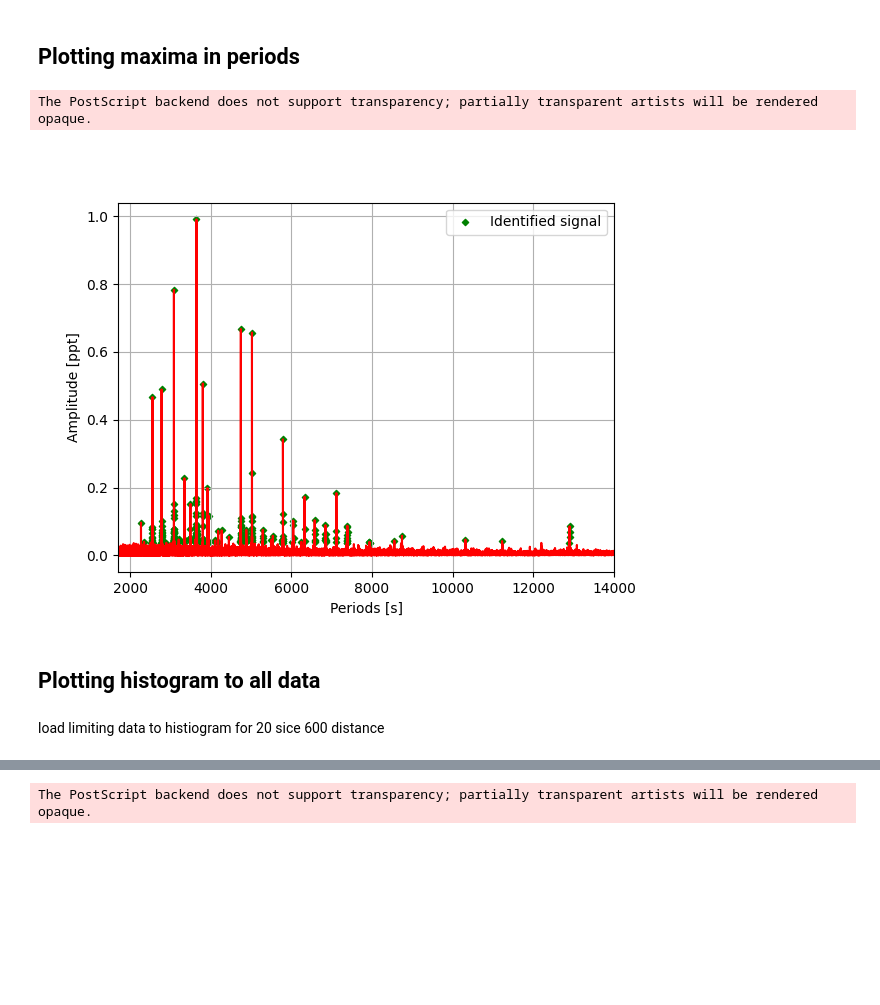
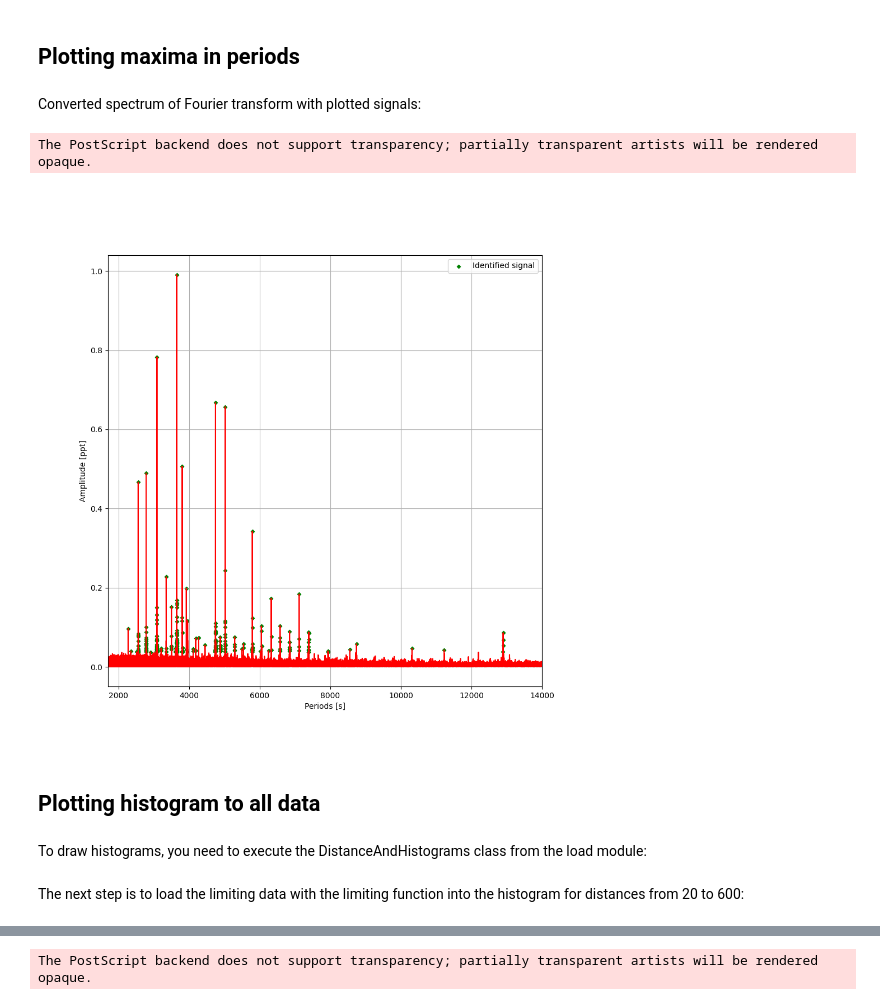
Before and after one commit to RadekKlucz/identification-of-sdBV-star-pulsed-modes, a Jupyter notebook: main/main.ipynb, the cells around one changed output, grey strips where cells are left out. Cells and saved outputs as stored; diff of their text form; code cells hidden in the pictures; blank space fills up the shorter version.

```diff
--- a/main/main.ipynb
+++ b/main/main.ipynb
@@ -61,24 +73,28 @@ axis_1.grid()
 [figure]
 # %% [markdown]
 ##  Plotting maxima in periods
+# %% [markdown]
+Converted spectrum of Fourier transform with plotted signals:
 # %%
-figure_2 = plt.figure()
+figure_2 = plt.figure(figsize=(10, 10))
 axis_2 = figure_2.subplots()
 axis_2.plot(Load.periods[-575000:], Load.ppt[-575000:], color='red')
 axis_2.scatter(Load.peaks_periods[2:], Load.height[2:], color ='green', s =10, marker ='D', label ='Identified signal')
 axis_2.set(xlabel='Periods [s]', ylabel='Amplitude [ppt]')
 axis_2.set_xlim(1700,14000)
 axis_2.legend()
 axis_2.grid()
-plt.savefig('identified_signal_in_period.eps', format='eps')
+plt.savefig('./output/identified_signal_in_period.eps', format='eps')
 # %% [output]
 The PostScript backend does not support transparency; partially transparent artists will be rendered opaque.
-[figure, old version]
+[figure, new version]
 # %% [markdown]
 ## Plotting histogram to all data
+# %% [markdown]
+To draw histograms, you need to execute the DistanceAndHistograms class from the load module:
 # %%
 Histograms = ld.DistanceAndHistograms()
-# %% [markdown]
-load limiting data to histiogram for 20 sice 600 distance
+# %% [markdown]
+The next step is to load the limiting data with the limiting function into the histogram for distances from 20 to 600:
 # %%
 limiting_data = Histograms.limiting(20, 600)
```
Also changed, not shown: parts of 45 cells of this notebook, 13 other files.
